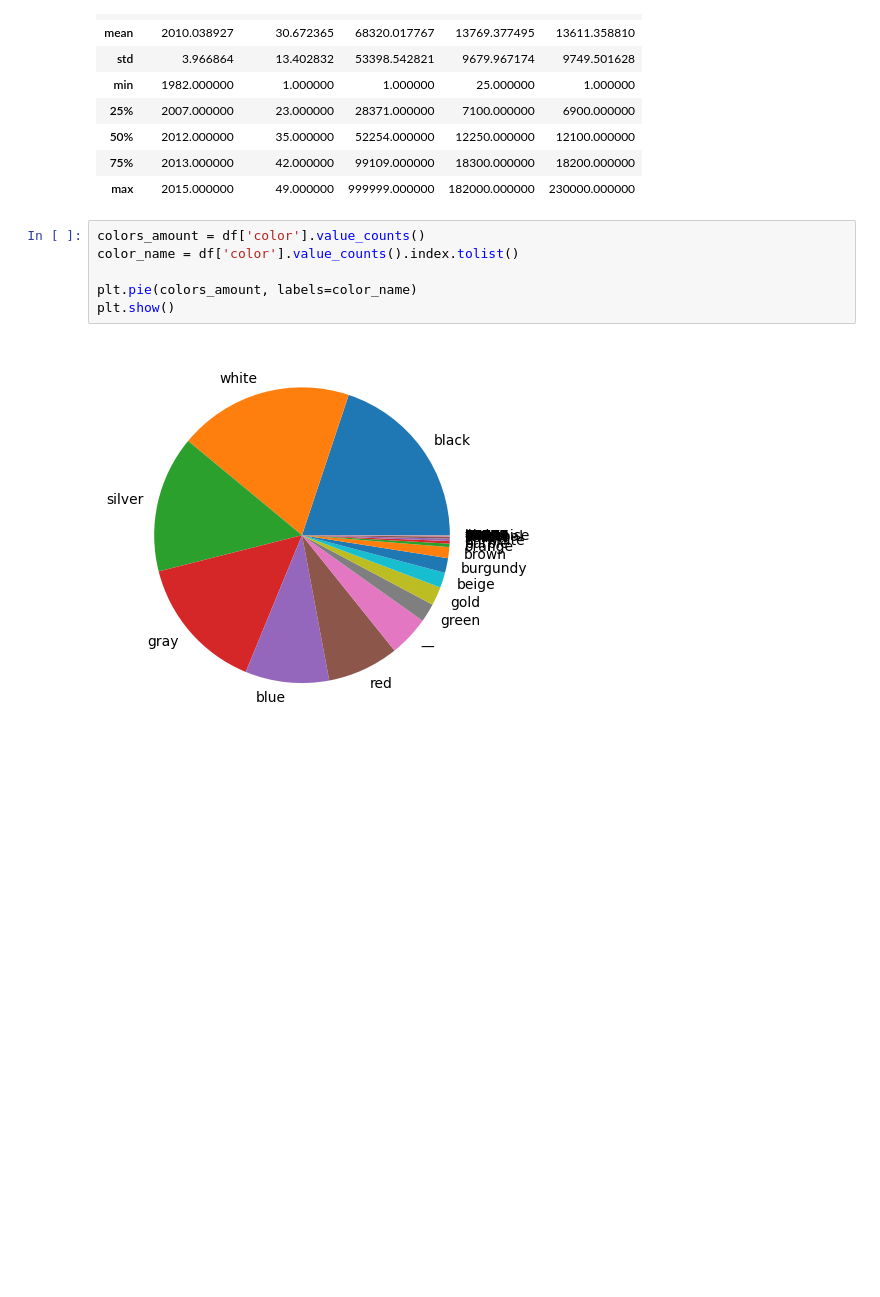
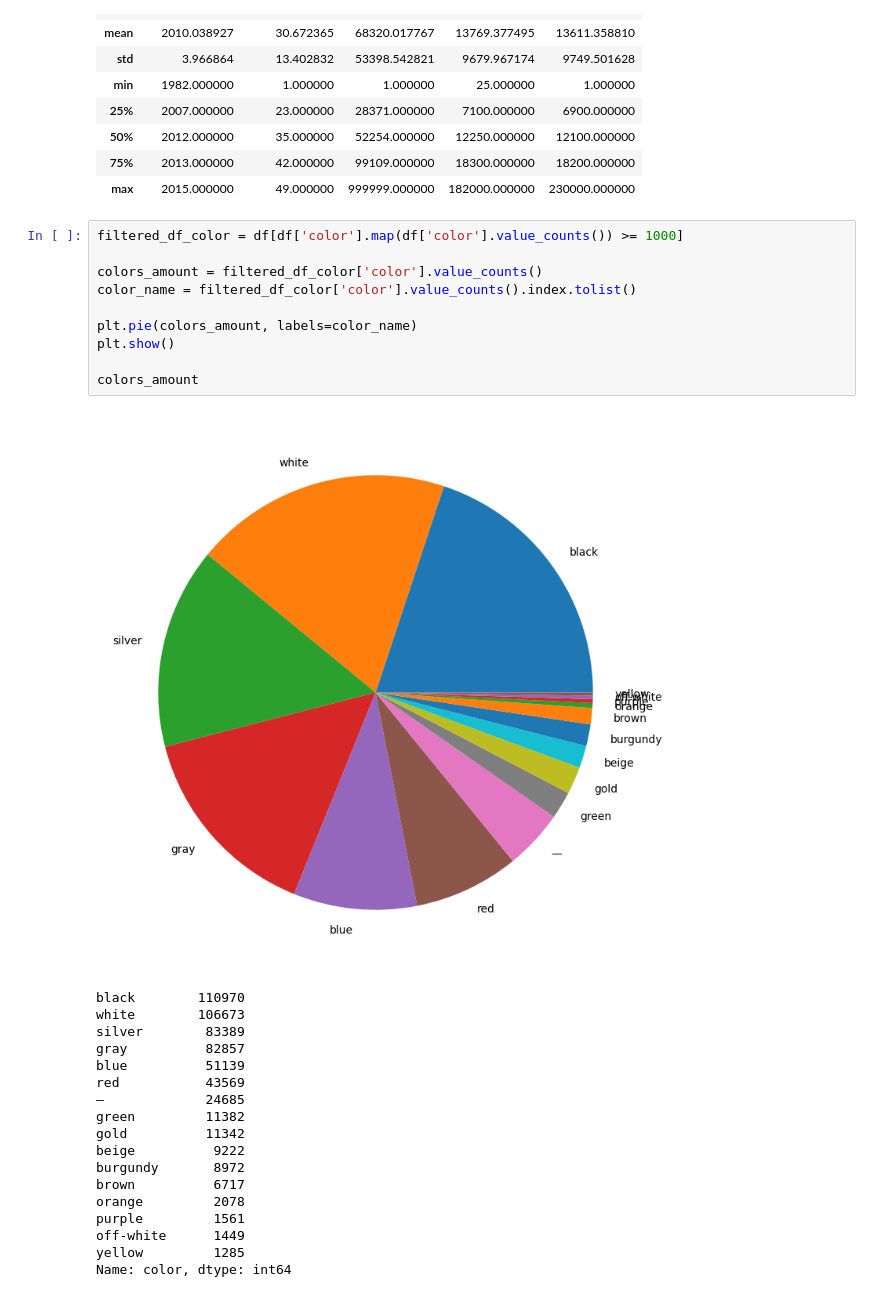
Before and after one commit to PavloKukurik/Car_prices_research, a Jupyter notebook: proj_test.ipynb, the cells around one changed output. Drawn from its saved outputs; the diff is of its cells as text; blank space fills up the shorter version.

Commit message:
Add some diagrams

```diff
--- a/proj_test.ipynb
+++ b/proj_test.ipynb
@@ -37,10 +37,31 @@ df.describe()
 | 75% | 2013.000000 | 42.000000 | 99109.000000 | 18300.000000 | 18200.000000 |
 | max | 2015.000000 | 49.000000 | 999999.000000 | 182000.000000 | 230000.000000 |
 # %%
-colors_amount = df['color'].value_counts()
-color_name = df['color'].value_counts().index.tolist()
+filtered_df_color = df[df['color'].map(df['color'].value_counts()) >= 1000]
+
+colors_amount = filtered_df_color['color'].value_counts()
+color_name = filtered_df_color['color'].value_counts().index.tolist()
 
 plt.pie(colors_amount, labels=color_name)
 plt.show()
+
+colors_amount
 # %% [output]
-[figure, old version]
+[figure, new version]
+black        110970
+white        106673
+silver        83389
+gray          82857
+blue          51139
+red           43569
+—             24685
+green         11382
+gold          11342
+beige          9222
+burgundy       8972
+brown          6717
+orange         2078
+purple         1561
+off-white      1449
+yellow         1285
+Name: color, dtype: int64
```
Also changed, not shown: parts of 1 cell of this notebook.
